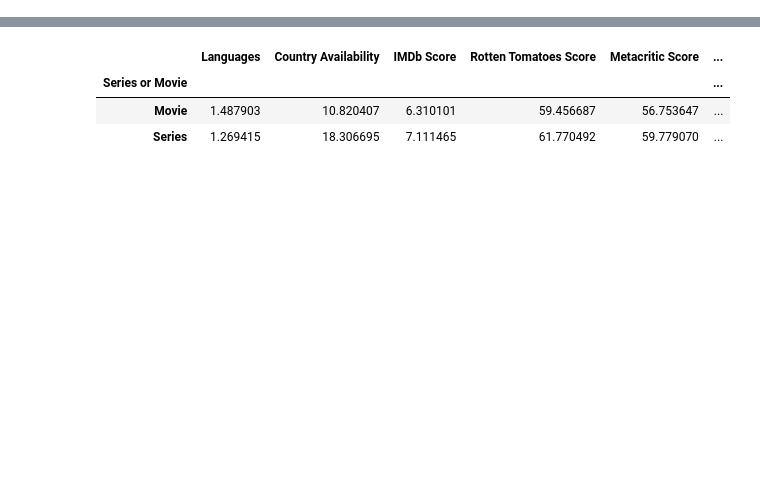
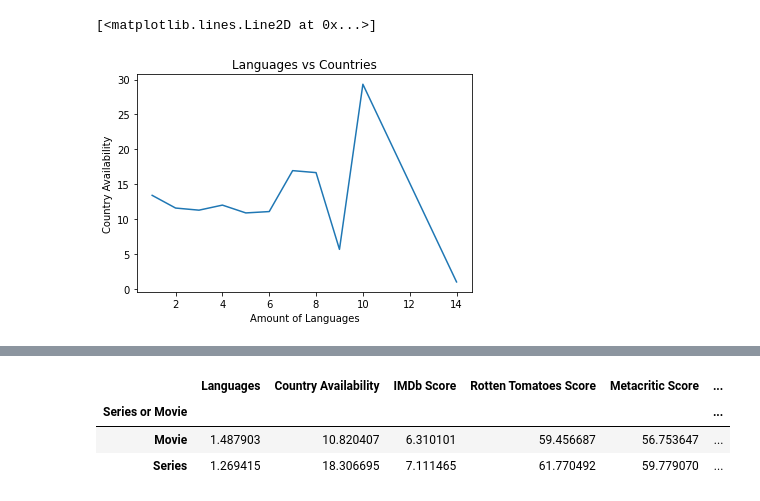
Before and after one commit to DJH961/NetflixProject, a Jupyter notebook: notebook.ipynb, the cells around one changed output, grey strips where cells are left out. Cells and saved outputs as stored; diff of their text form; code cells hidden in the pictures; blank space fills up the shorter version.

```diff
--- a/notebook.ipynb
+++ b/notebook.ipynb
@@ -67,0 +96,9 @@ plt.scatter(df["Languages"], df["Country Availability"])
+# %%
+LangCount = df.groupby("Languages").mean()
+plt.title("Languages vs Countries")
+plt.xlabel("Amount of Languages")
+plt.ylabel("Country Availability")
+plt.plot(LangCount.index, LangCount["Country Availability"])
+# %% [output]
+[<matplotlib.lines.Line2D at 0x...>]
+[figure, added]
```
Also changed, not shown: parts of 17 cells of this notebook.
